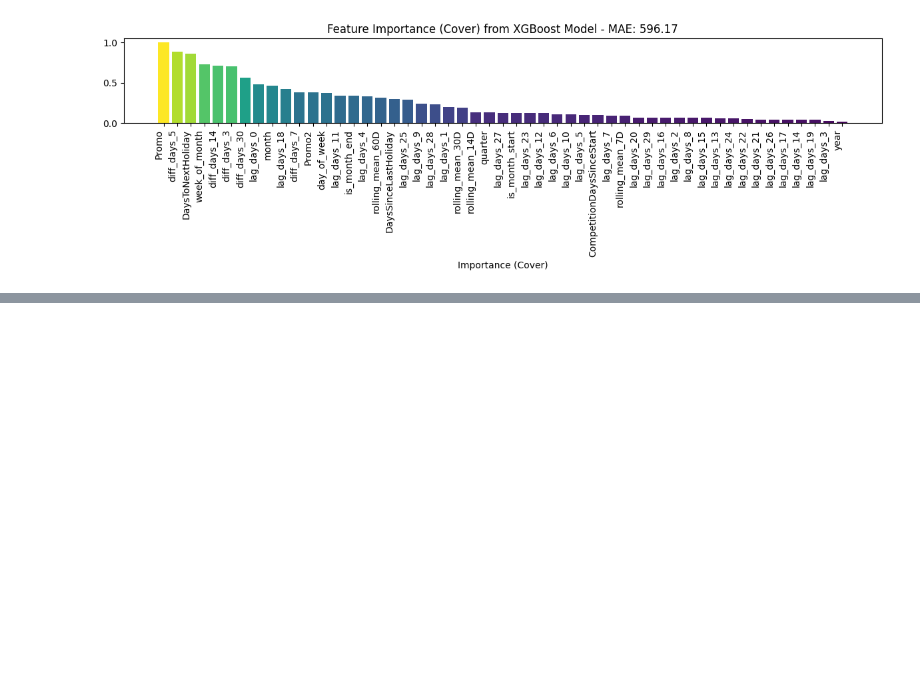
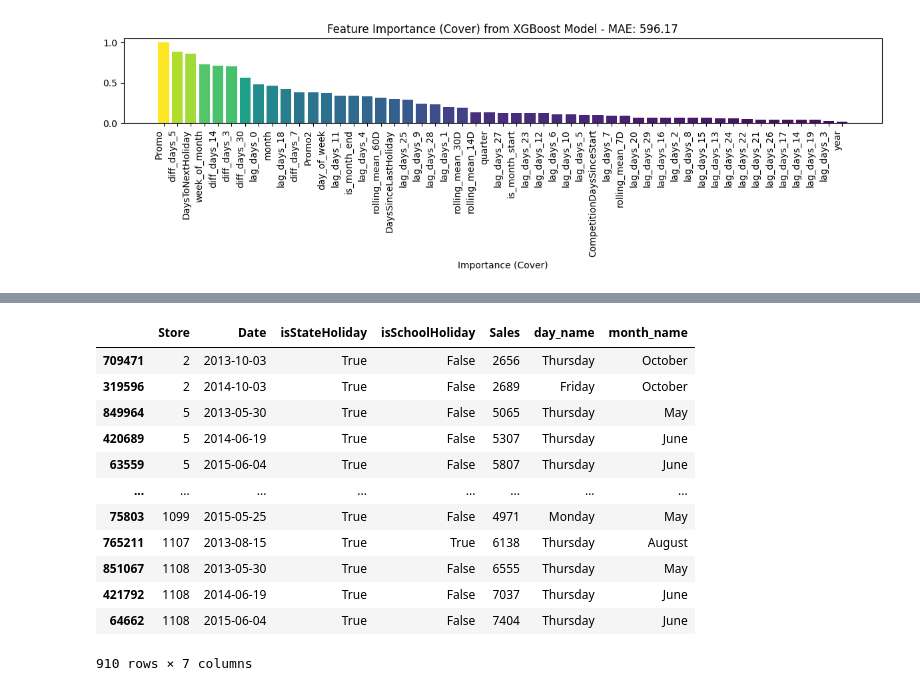
Before and after one commit to Miltos-90/Rossmann_Store_Sales_Forecasting, a Jupyter notebook: test_pipeline.ipynb, the cells around one changed output, grey strips where cells are left out. Saved outputs shown, nothing was run; the diff lists cells and outputs as text; code cells hidden in the pictures; blank space fills up the shorter version.

```diff
--- a/test_pipeline.ipynb
+++ b/test_pipeline.ipynb
@@ -240,0 +244,10 @@ plt.tight_layout(rect=[0, 0.03, 1, 0.95])  # Adjust layout to make room for the
+# %%
+
+sales = pd.read_csv(r'C:\Users\m_kal\Downloads\datasets\rossmann-store-sales\train.csv')
+stores = pd.read_csv(r'C:\Users\m_kal\Downloads\datasets\rossmann-store-sales\store.csv')
+
+df_all = preprocess_data(sales, stores)
+# %%
+hdf_all = df_all[['Store', 'Date', 'isStateHoliday', 'isSchoolHoliday', 'Sales']]
+hdf_all['day_name'] = hdf_all['Date'].apply(lambda x: pd.to_datetime(x).day_name())
+hdf_all = hdf_all.loc[hdf_all['isStateHoliday']]
@@ -240,0 +262,19 @@ plt.tight_layout(rect=[0, 0.03, 1, 0.95])  # Adjust layout to make room for the
+# %%
+# Gather all holiday days with non-zero sales for further analysis
+hdf = hdf_all.loc[hdf_all['Sales'] > 0].copy()
+hdf['month_name'] = hdf['Date'].apply(lambda x: pd.to_datetime(x).month_name())
+hdf
+# %% [output]
+|  | Store | Date | isStateHoliday | isSchoolHoliday | Sales | day_name | month_name |
+| 709471 | 2 | 2013-10-03 | True | False | 2656 | Thursday | October |
+| 319596 | 2 | 2014-10-03 | True | False | 2689 | Friday | October |
+| 849964 | 5 | 2013-05-30 | True | False | 5065 | Thursday | May |
+| 420689 | 5 | 2014-06-19 | True | False | 5307 | Thursday | June |
+| 63559 | 5 | 2015-06-04 | True | False | 5807 | Thursday | June |
+| ... | ... | ... | ... | ... | ... | ... | ... |
+| 75803 | 1099 | 2015-05-25 | True | False | 4971 | Monday | May |
+| 765211 | 1107 | 2013-08-15 | True | True | 6138 | Thursday | August |
+| 851067 | 1108 | 2013-05-30 | True | False | 6555 | Thursday | May |
+| 421792 | 1108 | 2014-06-19 | True | False | 7037 | Thursday | June |
+| 64662 | 1108 | 2015-06-04 | True | False | 7404 | Thursday | June |
+910 rows × 7 columns
```
Also changed, not shown: parts of 7 cells of this notebook.
